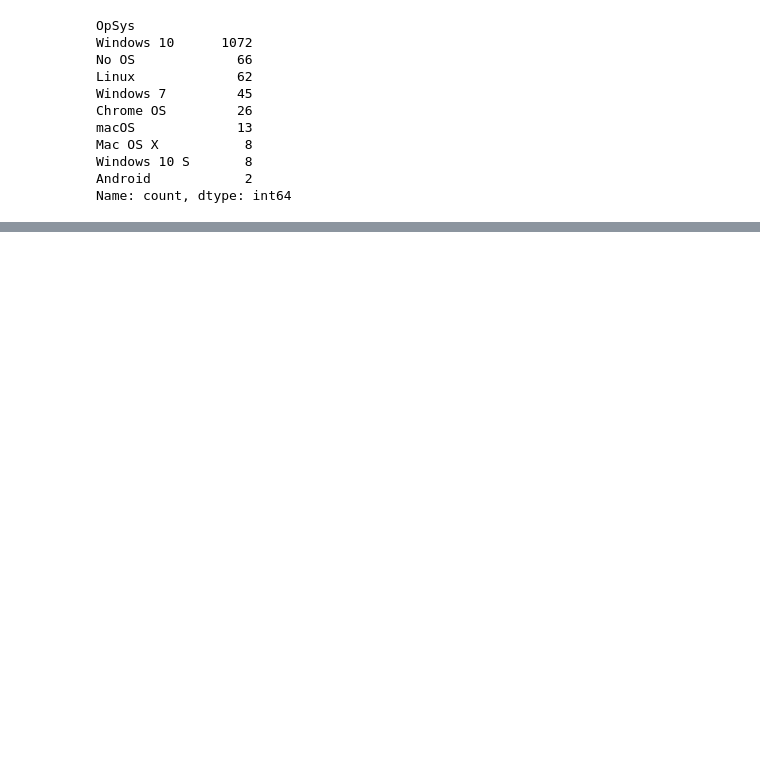
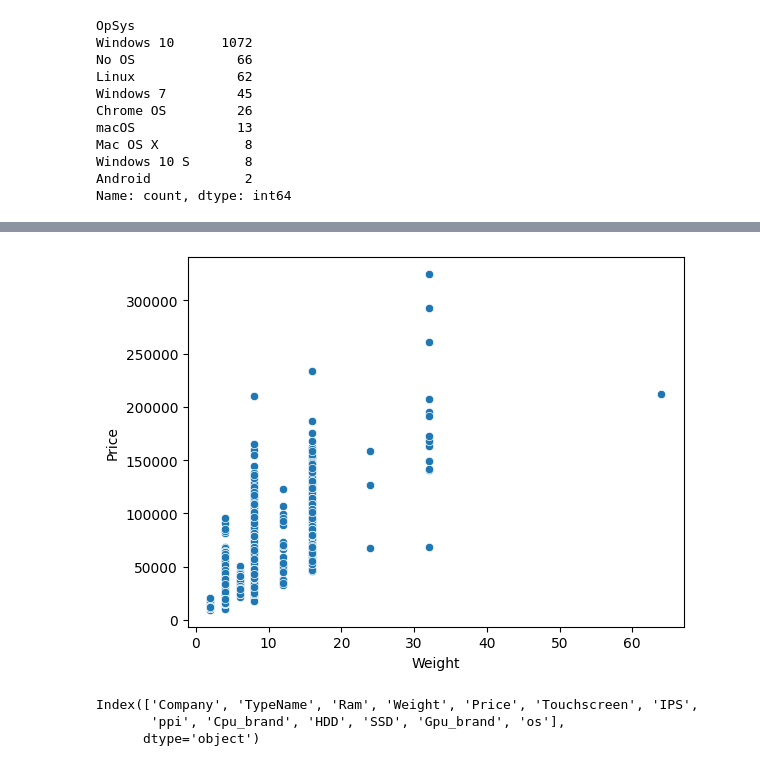
Before and after one commit to hamant-jagwan/Laptop_Price_Prediction, a Jupyter notebook: Laptop_Price_Prediction.ipynb, the cells around one changed output, grey strips where cells are left out. Cells and saved outputs as stored; diff of their text form; code cells hidden in the pictures; blank space fills up the shorter version.

```diff
--- a/Laptop_Price_Prediction.ipynb
+++ b/Laptop_Price_Prediction.ipynb
@@ -525,0 +551,10 @@ def cat_os(inp):
+# %%
+sns.scatterplot(x= df['Weight'], y = df['Price']);
+# %% [output]
+[figure, added]
+# %%
+df.columns
+# %% [output]
+Index(['Company', 'TypeName', 'Ram', 'Weight', 'Price', 'Touchscreen', 'IPS',
+       'ppi', 'Cpu_brand', 'HDD', 'SSD', 'Gpu_brand', 'os'],
+      dtype='object')
```
Also changed, not shown: parts of 26 cells of this notebook.
